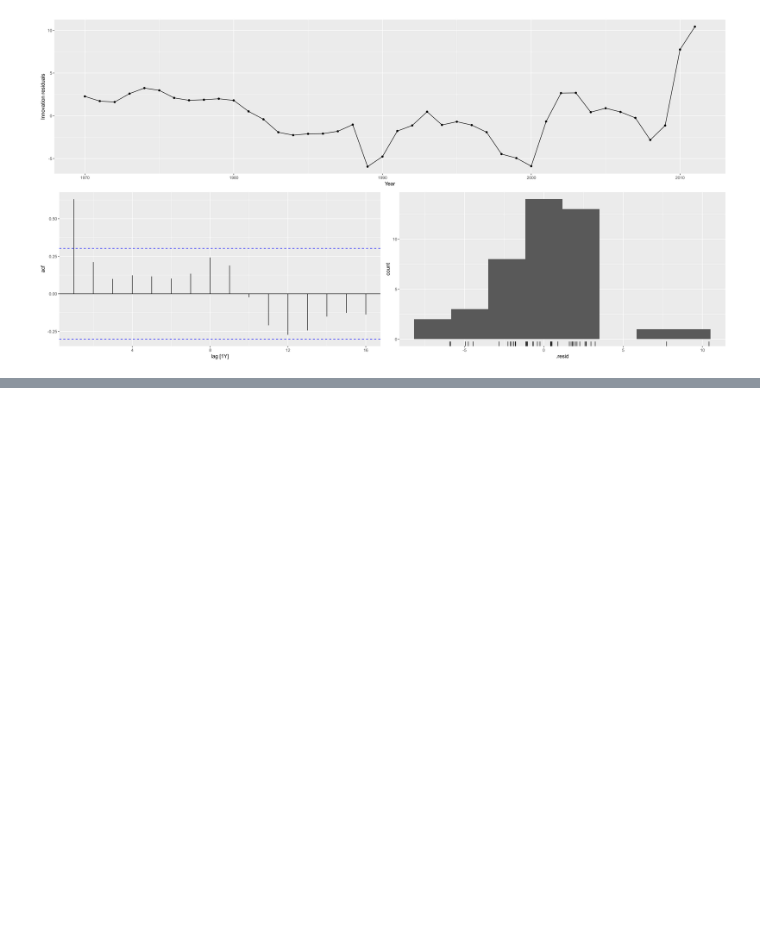
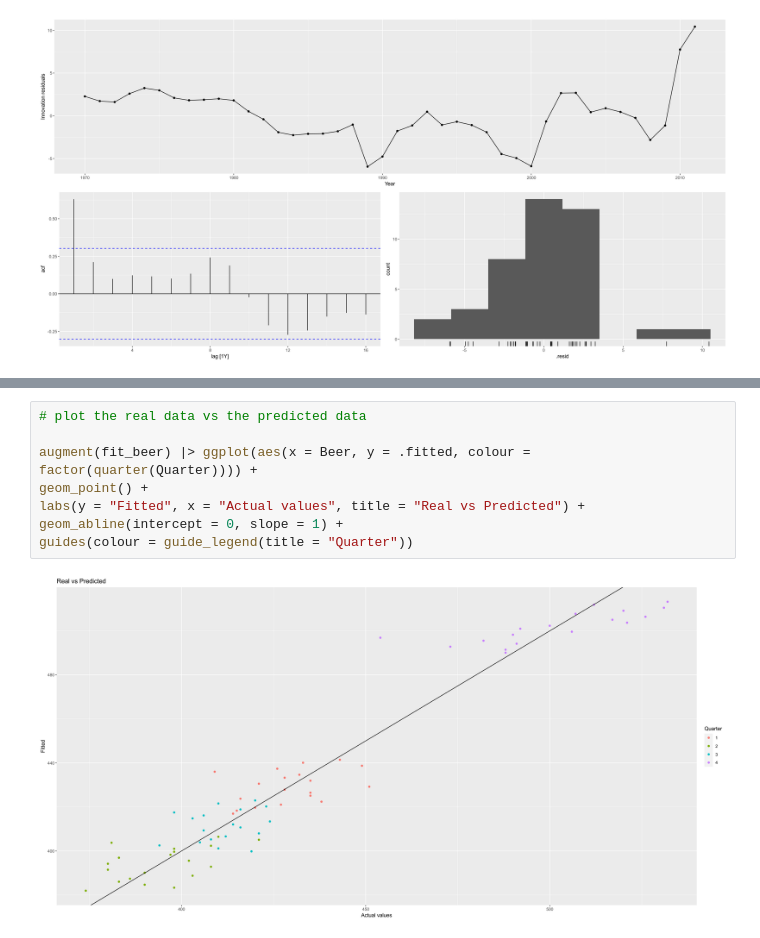
Before and after one commit to ARKA1112/Time_Series_R, a Jupyter notebook: OTEXTS_7.ipynb, the cells around one changed output, grey strips where cells are left out. Drawn from its saved outputs; the diff is of its cells as text; blank space fills up the shorter version.

```diff
--- a/OTEXTS_7.ipynb
+++ b/OTEXTS_7.ipynb
@@ -248,0 +314,10 @@ fit|>gg_tsresiduals()
+# %%
+# plot the real data vs the predicted data
+
+augment(fit_beer) |> ggplot(aes(x = Beer, y = .fitted, colour = factor(quarter(Quarter)))) +
+geom_point() +
+labs(y = "Fitted", x = "Actual values", title = "Real vs Predicted") +
+geom_abline(intercept = 0, slope = 1) +
+guides(colour = guide_legend(title = "Quarter"))
+# %% [output]
+[figure, added]
```
Also changed, not shown: parts of 28 cells of this notebook.
